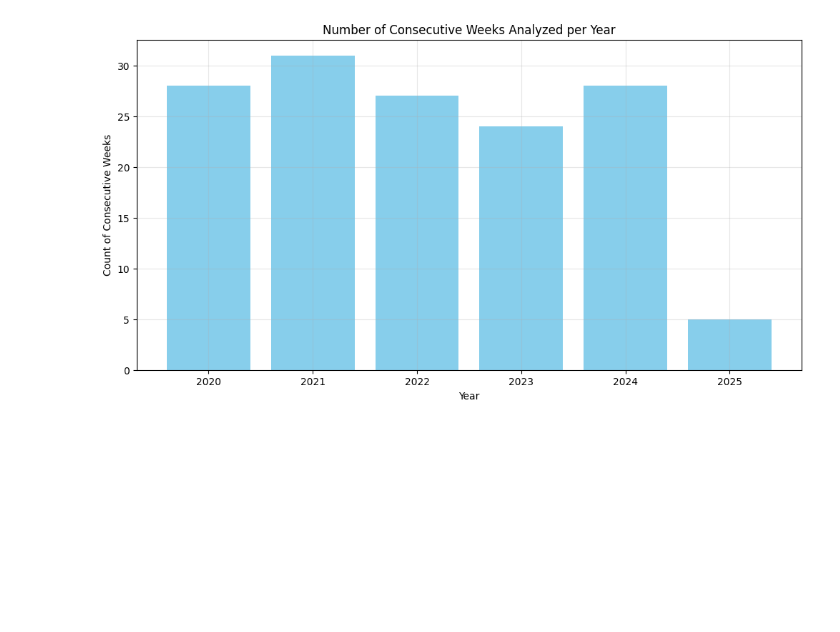
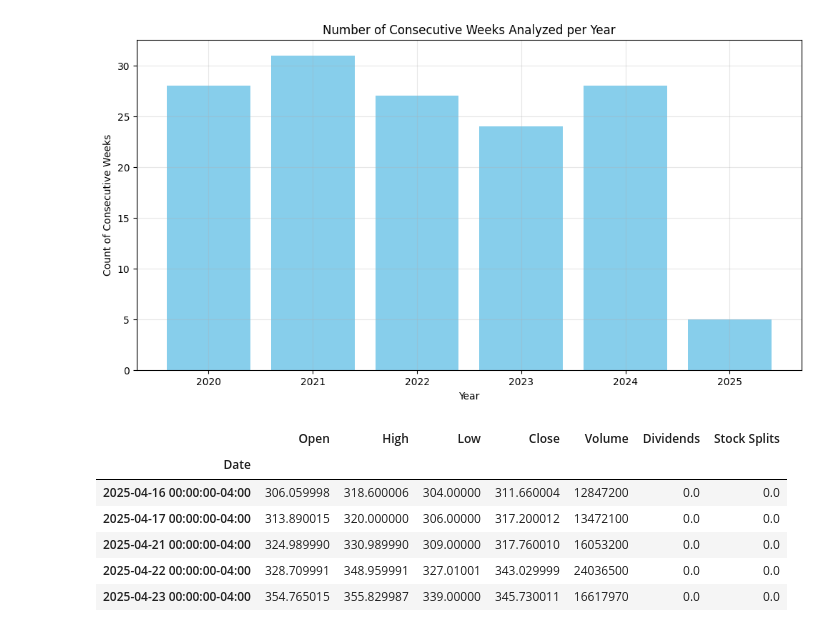
Before and after one commit to yangforbig/Crypto-Fear-Greed-Index-Graph, a Jupyter notebook: script/stream_data.ipynb, the cells around one changed output. Saved outputs shown, nothing was run; the diff lists cells and outputs as text; code cells hidden in the pictures; blank space fills up the shorter version.

```diff
--- a/script/stream_data.ipynb
+++ b/script/stream_data.ipynb
@@ -1498,0 +1527,10 @@ Consecutive Weeks Count by Year:
+# %%
+mstr_data.tail()
+# %% [output]
+|  | Open | High | Low | Close | Volume | Dividends | Stock Splits |
+| Date |  |  |  |  |  |  |  |
+| 2025-04-16 00:00:00-04:00 | 306.059998 | 318.600006 | 304.00000 | 311.660004 | 12847200 | 0.0 | 0.0 |
+| 2025-04-17 00:00:00-04:00 | 313.890015 | 320.000000 | 306.00000 | 317.200012 | 13472100 | 0.0 | 0.0 |
+| 2025-04-21 00:00:00-04:00 | 324.989990 | 330.989990 | 309.00000 | 317.760010 | 16053200 | 0.0 | 0.0 |
+| 2025-04-22 00:00:00-04:00 | 328.709991 | 348.959991 | 327.01001 | 343.029999 | 24036500 | 0.0 | 0.0 |
+| 2025-04-23 00:00:00-04:00 | 354.765015 | 355.829987 | 339.00000 | 345.730011 | 16617970 | 0.0 | 0.0 |
```
Also changed, not shown: parts of 7 cells of this notebook.
